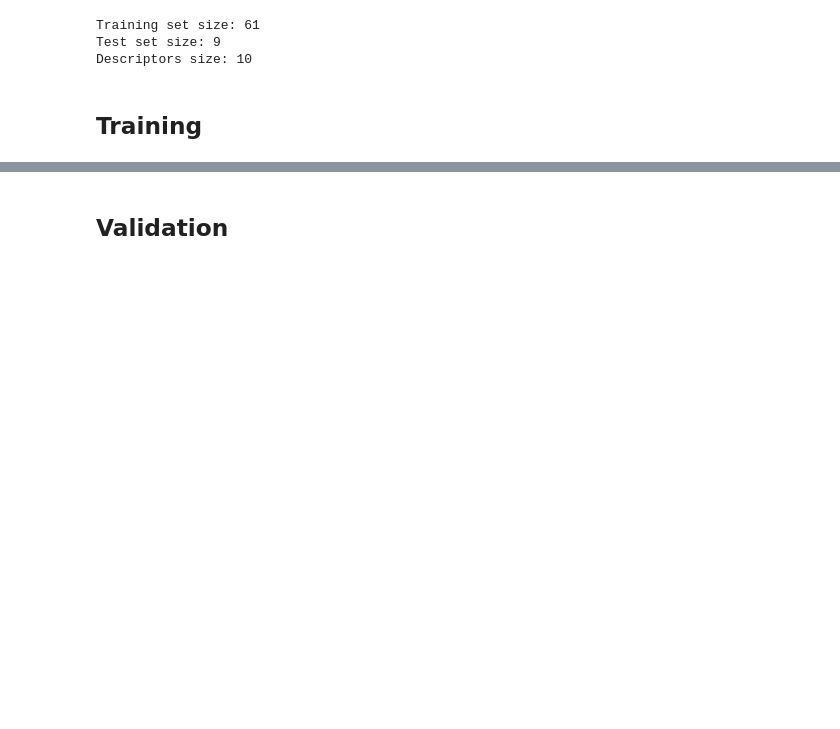
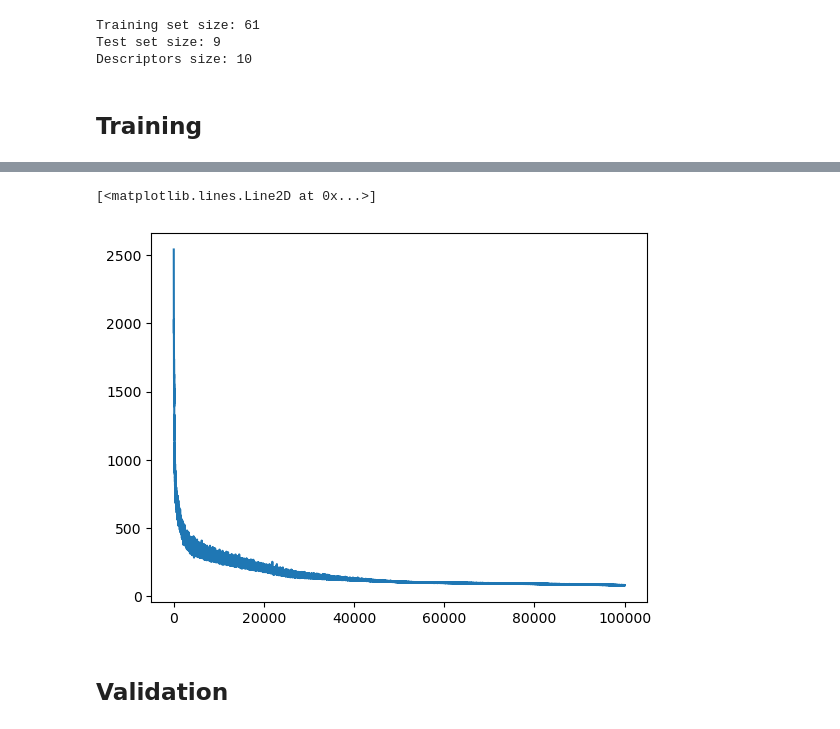
Before and after one commit to pbkush/lipid-graph-nn, a Jupyter notebook: scripts/emil/general/properties_nn.ipynb, the cells around one changed output, grey strips where cells are left out. Cells and saved outputs as stored; diff of their text form; code cells hidden in the pictures; blank space fills up the shorter version.

```diff
--- a/scripts/emil/general/properties_nn.ipynb
+++ b/scripts/emil/general/properties_nn.ipynb
@@ -33,8 +32,8 @@ from functions import mkdir, pkl_load, pkl_save
 We construct a dataset from the raw outputs of the previously computed membrane properties, making it easier to use for training the property-prediction neural network.
 # %%
 %autoreload
-raw_dataset = properties_nn.create_dataset('pickles/properties',
-                                    save='pickles/datasets/properties_nn_dataset.npz')
+raw_dataset = properties_nn.create_dataset('/home/phillip/Goethe/Thesis/lipid-graph-nn/results/properties',
+                                    save='/home/phillip/Goethe/Thesis/lipid-graph-nn/results/properties_nn/properties_nn_dataset.npz')
 # %% [output]
 membrane_compositions:    (70,)
 membrane_property_values: (70, 8)
@@ -93,9 +96,9 @@ network = properties_nn.Network(n_features=train_dataset.descriptors.shape[-1],
                          output_size=7)
 
 network, optimizer, device, dtype = properties_nn.prepare_network(network,
-                                                           lr=5e-5, #Parameters_dict['Learning_rate'],
+                                                           lr=1e-5, #Parameters_dict['Learning_rate'],
                                                            optimizer=None,
-                                                           cuda=True,
+                                                           cuda=False,
                                                            save_path = '.')
 
 train_losses, test_losses = properties_nn.train(network,
@@ -109,9 +112,9 @@ train_losses, test_losses = properties_nn.train(network,
                                          stop=200,
                                          verbose=True,
                                          min_train_loss= 0.00000,
-                                         save_to='pickles/best_properties_nn_model.h5')
+                                         save_to='/home/phillip/Goethe/Thesis/lipid-graph-nn/results/properties_nn/best_properties_nn_model.h5')
 
 plt.plot(train_losses)
 plt.plot(test_losses)
-plt.axvline(np.argmin(test_losses), linestyle=':', color='black')
+#plt.axvline(np.argmin(test_losses), linestyle=':', color='black')
 # %% [output]
@@ -119,3 +122,5 @@ plt.axvline(np.argmin(test_losses), linestyle=':', color='black')
+[<matplotlib.lines.Line2D at 0x...>]
+[figure, added]
 # %% [markdown]
 ## Validation
 # %%
```
Also changed, not shown: parts of 9 cells of this notebook, 10 other files.
